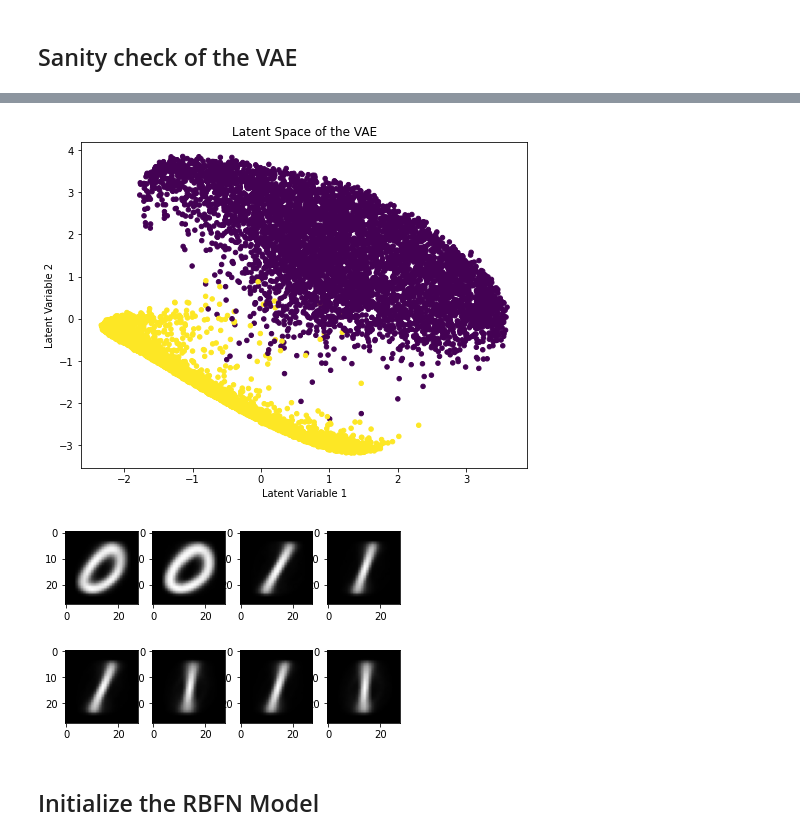
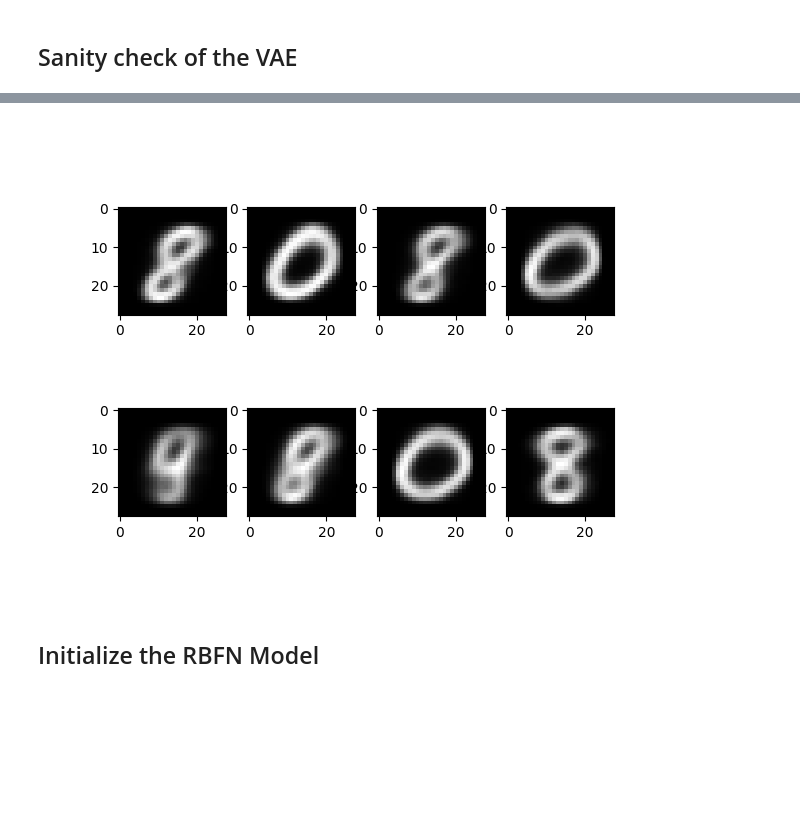
Before and after one commit to Clement-W/latent_space_oddity_MVA, a Jupyter notebook: VAERBF_trainer.ipynb, the cells around one changed output, grey strips where cells are left out. Cells and saved outputs as stored; diff of their text form; code cells hidden in the pictures; blank space fills up the shorter version.

```diff
--- a/VAERBF_trainer.ipynb
+++ b/VAERBF_trainer.ipynb
@@ -37,7 +37,7 @@ class FilteredMNIST(Dataset):
 # Download and load the MNIST dataset (if taking too long, cancel and try again it will worky)
 full_train_dataset = datasets.MNIST(root='mnist_data', train=True, transform=mnist_transform, download=True)
 print("Original size of the dataset: ", len(full_train_dataset))
-filtered_labels = [0, 1]
+filtered_labels = [0,8,4]
 print("Filtered labels: ", filtered_labels)
 train_dataset = FilteredMNIST(full_train_dataset, filtered_labels)
 print("New size of the dataset: ", len(train_dataset))
@@ -64,7 +64,7 @@ axs[1].imshow(train_dataset[1][0].reshape(28, 28),cmap='gray')
 # model
 input_dim = train_dataset[0][0].shape[-1]  # The dimension of the data
 hidden_dims = [64, 32]  # The dimension of the hidden layers
-latent_dim = 2  # The latent space dimension
+latent_dim = 3  # The latent space dimension
 hidden_activation = nn.Tanh()  # The activation function of the hidden layers
 encoder_output_mu_activation = nn.Identity() # Activation of the output of mu by the encoder
 encoder_output_logvar_activation = nn.Softplus() # Activation of the output of logvar by the encoder
@@ -73,10 +73,10 @@ decoder_output_logvar_activation = nn.Softplus() # Activation of the output of
 
 # optimizer
 lambda_reg = 1e-7 # weight decay (l2 regulariztaion to the losss)
-learning_rate = 5e-4 #1e-3
+learning_rate = 2e-4 #1e-3
 
 # training
-epochs = 200
+epochs = 400
 warmup = int(0.33 * epochs)
 batch_size = 256 #128
 # %%
@@ -206,22 +218,13 @@ labels = torch.cat(labels_list, dim=0)
 # %%
-# Plot the results
-plt.figure(figsize=(8, 6))
-plt.scatter(latent_means[:, 0], latent_means[:, 1], c=labels, s=20)
-plt.xlabel('Latent Variable 1')
-plt.ylabel('Latent Variable 2')
-plt.title('Latent Space of the VAE')
-plt.show()
-
 # display reconstructed output of the model
 fig,axs = plt.subplots(2,4)
 with torch.no_grad():
     for i in range(8):
         random_index = np.random.randint(0, len(train_dataset))
         pred = model(train_dataset[random_index][0].unsqueeze(0))[0] #just get mu_x
         axs[i//4,i%4].imshow(pred.reshape(28, 28),cmap='gray')
 # %% [output]
-[figure, old version]
+[figure, new version]
-[figure, removed]
 # %% [markdown]
 ## Initialize the RBFN Model
 # %% [markdown]
```
Also changed, not shown: parts of 9 cells of this notebook, 4 other files.
